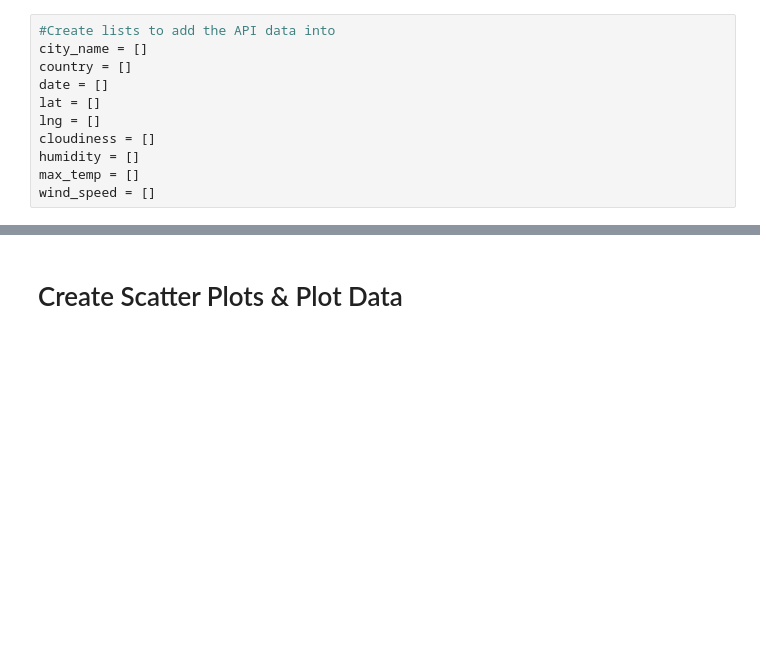
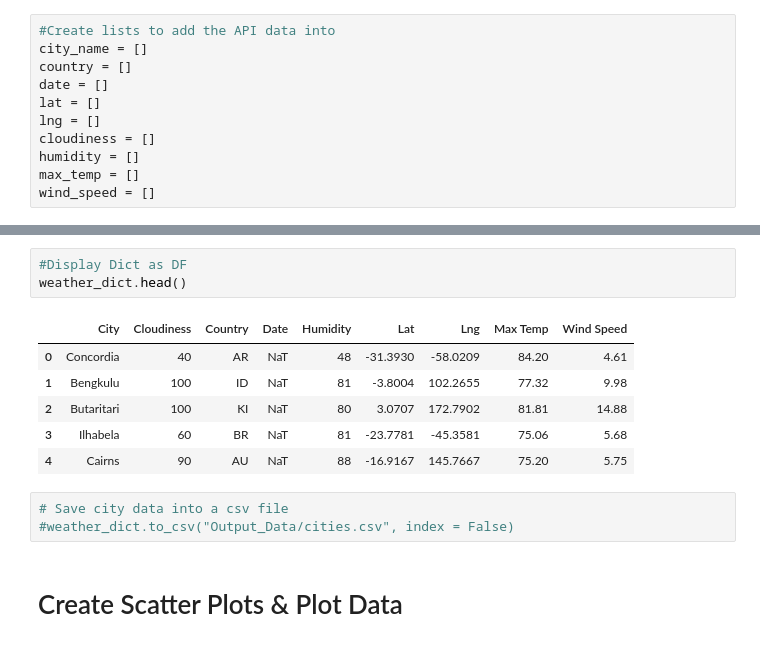
Before and after one commit to azapuchlak/Python-API-Challenge-, a Jupyter notebook: WeatherPY/WeatherPy.ipynb, the cells around one changed output, grey strips where cells are left out. Drawn from its saved outputs; the diff is of its cells as text; blank space fills up the shorter version.

```diff
--- a/WeatherPY/WeatherPy.ipynb
+++ b/WeatherPY/WeatherPy.ipynb
@@ -114,3 +150,16 @@ http://api.openweathermap.org/data/2.5/weather?units=Imperial&APPID=1872baddbea8
+# %%
+#Display Dict as DF
+weather_dict.head()
+# %% [output]
+|  | City | Cloudiness | Country | Date | Humidity | Lat | Lng | Max Temp | Wind Speed |
+| 0 | Concordia | 40 | AR | NaT | 48 | -31.3930 | -58.0209 | 84.20 | 4.61 |
+| 1 | Bengkulu | 100 | ID | NaT | 81 | -3.8004 | 102.2655 | 77.32 | 9.98 |
+| 2 | Butaritari | 100 | KI | NaT | 80 | 3.0707 | 172.7902 | 81.81 | 14.88 |
+| 3 | Ilhabela | 60 | BR | NaT | 81 | -23.7781 | -45.3581 | 75.06 | 5.68 |
+| 4 | Cairns | 90 | AU | NaT | 88 | -16.9167 | 145.7667 | 75.20 | 5.75 |
+# %%
+# Save city data into a csv file
+#weather_dict.to_csv("Output_Data/cities.csv", index = False)
 # %% [markdown]
 # Create Scatter Plots & Plot Data
 # %%
```
Also changed, not shown: parts of 11 cells of this notebook, 1 other file.
